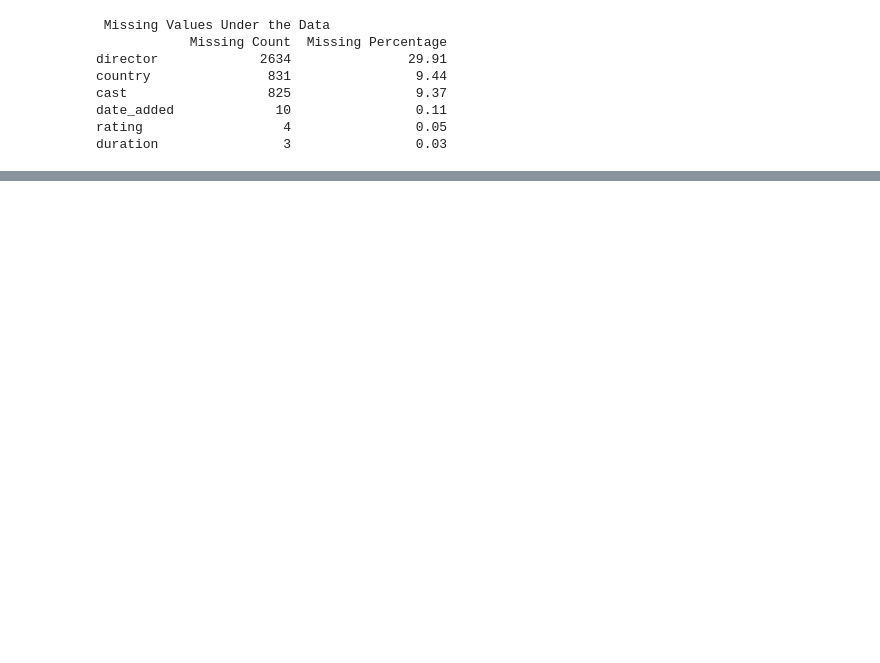
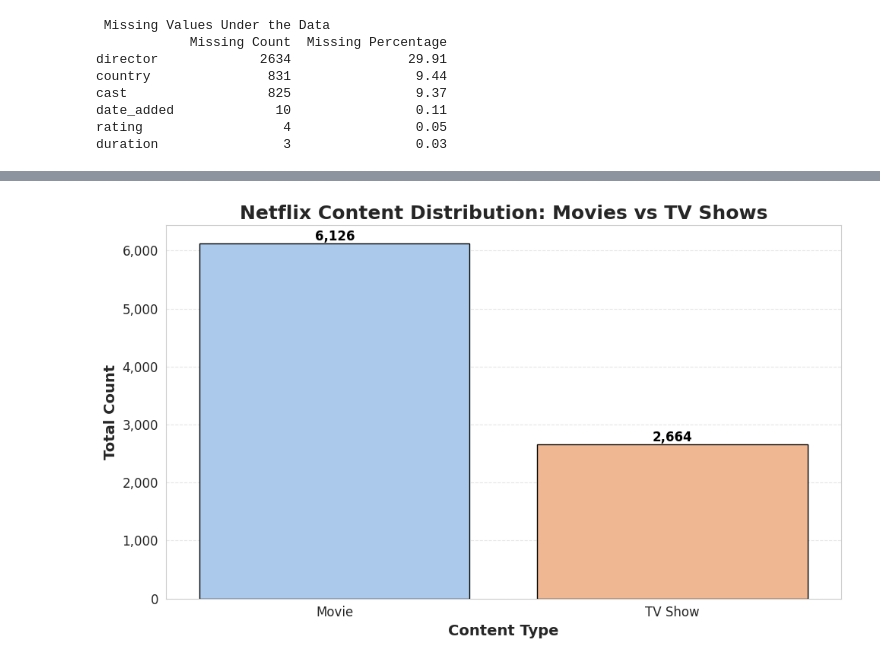
Before and after one commit to Kanakbaghel/Netflix_Movies_and_TV_Shows-EDA-, a Jupyter notebook: Netflix_EDA.ipynb, the cells around one changed output, grey strips where cells are left out. Cells and saved outputs as stored; diff of their text form; code cells hidden in the pictures; blank space fills up the shorter version.

```diff
--- a/Netflix_EDA.ipynb
+++ b/Netflix_EDA.ipynb
@@ -72,0 +72,13 @@ duration                3                0.03
+# %%
+# handling missing values
+df['director'].fillna('Unknown', inplace = True)
+df['cast'].fillna('Unknown', inplace = True)
+df['country'].fillna('Unknown', inplace = True)
+
+#drop rows with missing values
+df.dropna(subset = ['date_added','rating','duration'], inplace = True)
+
+print("\n Dataset after handling Missing Values :")
+print(df.isnull().sum())
+
+print(f'\n Data Cleaned ! Final Dataset : {df.shape[0]:,} Titles.')
@@ -72,0 +102,45 @@ duration                3                0.03
+# %%
+# Distribution of Movies vs TV Shows
+import os
+import matplotlib.pyplot as plt
+import seaborn as sns
+
+os.makedirs('plots', exist_ok=True)
+
+# Set a cleaner style
+sns.set_style("whitegrid")
+
+plt.figure(figsize=(10,6))
+ax = sns.barplot(
+    x=df['type'].value_counts().index,
+    y=df['type'].value_counts().values,
+    palette='pastel',
+    edgecolor='black'
+)
+
+# Add value labels on top of bars
+for p in ax.patches:
+    ax.annotate(
+        f'{int(p.get_height()):,}',
+        (p.get_x() + p.get_width() / 2., p.get_height()),
+        ha='center', va='bottom',
+        fontsize=12, fontweight='bold',
+        color='black'
+    )
+
+# Axis labels and title
+plt.xlabel('Content Type', fontsize=14, weight='semibold')
+plt.ylabel('Total Count', fontsize=14, weight='semibold')
+plt.title('Netflix Content Distribution: Movies vs TV Shows', fontsize=18, weight='bold')
+
+# Grid and formatting
+plt.grid(axis='y', linestyle='--', alpha=0.5)
+plt.xticks(fontsize=12)
+plt.yticks(fontsize=12)
+ax.yaxis.set_major_formatter(plt.FuncFormatter(lambda x, _: f'{int(x):,}'))
+
+plt.tight_layout()
+plt.savefig('plots/distribution_movies_tvshows.png')
+plt.show()
+# %% [output]
+[figure, added]
```
Also changed, not shown: parts of 4 cells of this notebook.
